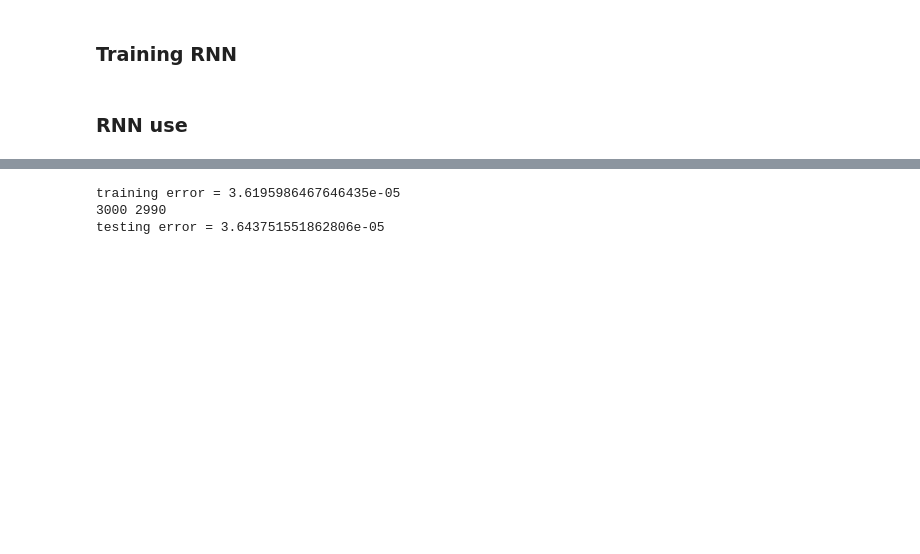
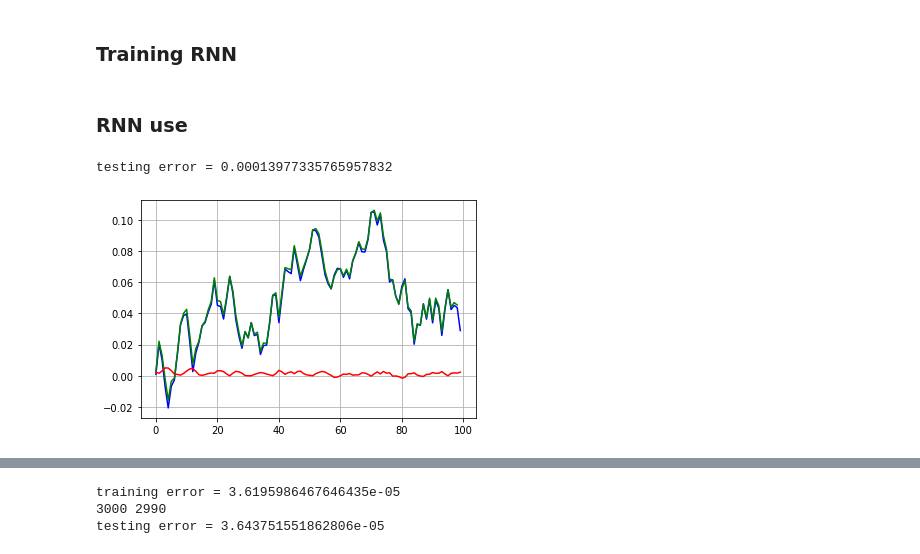
Before and after one commit to hrbolek/learning, a Jupyter notebook: itsystems/neural.ipynb, the cells around one changed output, grey strips where cells are left out. Cells and saved outputs as stored; diff of their text form; code cells hidden in the pictures; blank space fills up the shorter version.

```diff
--- a/itsystems/neural.ipynb
+++ b/itsystems/neural.ipynb
@@ -488,16 +454,33 @@ model = createNNModel(randomSignal, windowSize = 10)
 # %% [markdown]
 ### RNN use
 # %%
+def calculateError(signal, predictedSignal):
+  predictedSignalEx = predictedSignal.reshape(len(predictedSignal))
+  err = predictedSignalEx[1:] - signal[:-1]
+  return err
+
 seed(30) # important for deterministic results
 randomSignalExtended = list(createFilteredRandomSignal(30)) #list means store data permanently
 X_test, y_test = fromOutputToTrain(randomSignalExtended, windowSize)
 
 testing_error = model.evaluate(X_test, y_test, verbose=0)
 print('testing error = ' + str(testing_error))
 
 test_predict = model.predict(X_test)
 #display(test_predict)
-plt.plot(y_test, 'r-')
-plt.plot(test_predict, 'g-')
+#test_predict = test_predict.reshape(len(test_predict))
+#err = test_predict[1:] - y_test[:-1]
+
+err = calculateError(y_test, test_predict)
+
+#print(test_predict[:100])
+#print(y_test[:10])
+#print(err[:10])
+plt.plot(y_test[:100], 'b-')
+plt.plot(test_predict[1:100], 'g-')
+plt.plot(err[:100], 'r-')
 plt.grid(which='both')
 plt.show()
+# %% [output]
+testing error = 0.00013977335765957832
+[figure, added]
```
Also changed, not shown: parts of 4 cells of this notebook.
